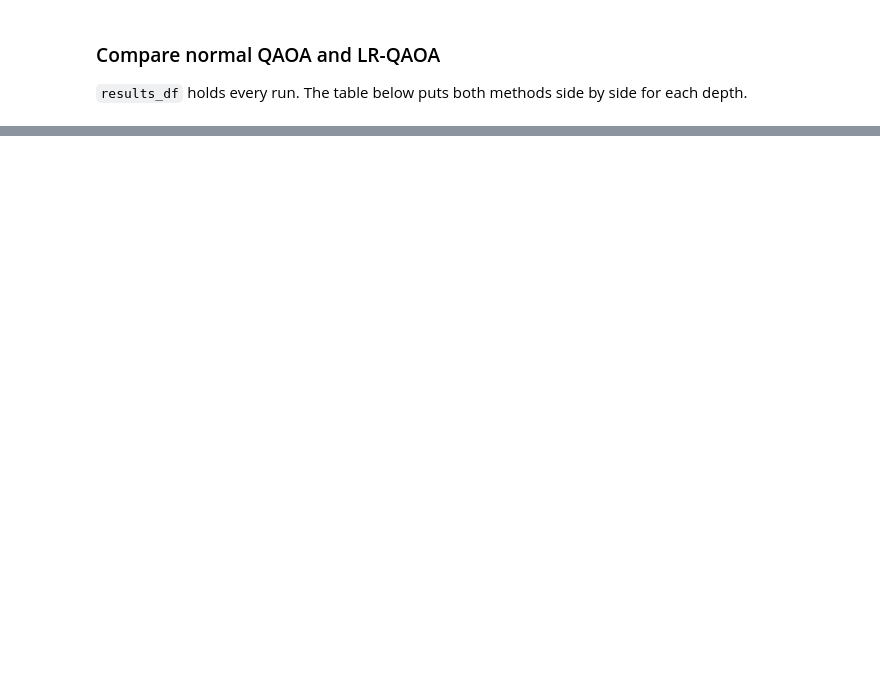
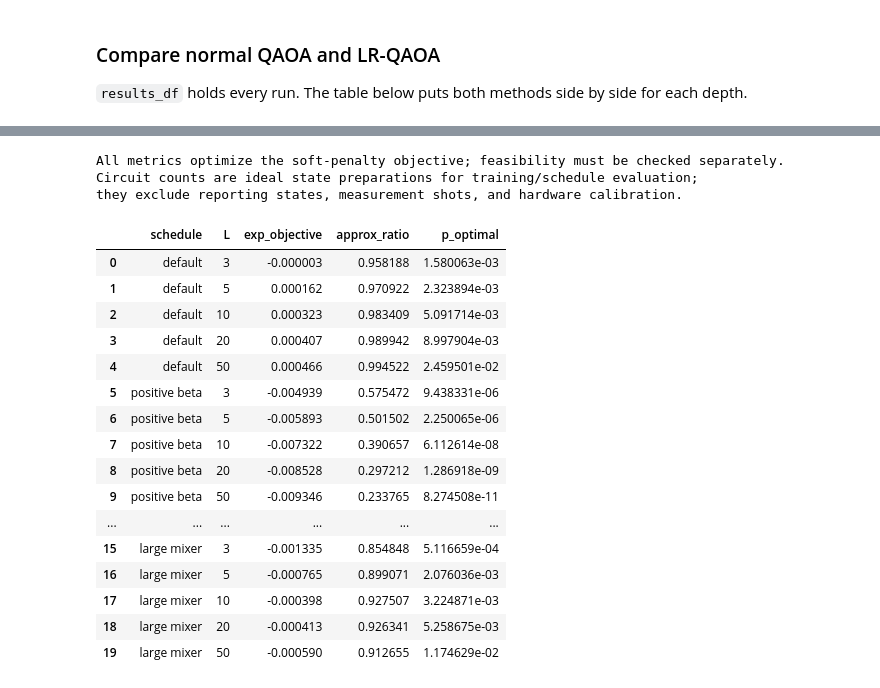
Before and after one commit to Ackaraphon1928/2110595-Intro-To-Quantum-Computing, a Jupyter notebook: Lab/QAOA_Portfolio_Optimization/QAOA_Portfolio_Optimization.ipynb, the cells around one changed output, grey strips where cells are left out. Drawn from its saved outputs; the diff is of its cells as text; code cells hidden in the pictures; blank space fills up the shorter version.

Commit message:
feature: complete and answer all question in lab3

```diff
--- a/Lab/QAOA_Portfolio_Optimization/QAOA_Portfolio_Optimization.ipynb
+++ b/Lab/QAOA_Portfolio_Optimization/QAOA_Portfolio_Optimization.ipynb
@@ -445,15 +624,13 @@ def qaoa_args(L):
 def collect_result(method, L, thetas, n_circuits, seconds):
     # Exact probabilities, used only to report the result (same steps as the evaluation above)
     state = cudaq.get_state(kernel_qaoa_X, thetas, *qaoa_args(L))
-    prob = np.abs(cudaq.get_state(kernel_flipped, state, n_qubit))**2
+    prob = np.abs(np.asarray(cudaq.get_state(kernel_flipped, state, n_qubit)))**2
     exp_objective = (prob * state_optim).sum()
 
-    ### Put your code here ###
     # Approximation ratio of exp_objective: 0 for the worst bitstring, 1 for the optimal one
-    approx_ratio =
+    approx_ratio = float((exp_objective - obj_min) / (obj_max - obj_min)) if obj_max > obj_min else 1.0
     # Probability of measuring the optimal bitstring
-    p_optimal =
-    ##########################
+    p_optimal = float(prob[idx_optimal])
 
     idx_top = int(np.argmax(prob))
     top_string = format(idx_top, f"0{n_qubit}b")
@@ -510,7 +694,7 @@ def train_qaoa(L):
     '''
     points = np.random.default_rng(seed).uniform(-0.01, 0.01, 2 * L)
     points_cu = torch.tensor(points, dtype=torch.float64, device=device)
-    optimizer = Adam([points_cu], lr=0.01, betas=(0.95, 0.98), weight_decay=0.01, decoupled_weight_decay=True)
+    optimizer = AdamW([points_cu], lr=0.01, betas=(0.95, 0.98), weight_decay=0.01)
     scheduler = CosineAnnealingLR(optimizer, T_max=max_iter, eta_min=0.0003)
 
     num_iter, cou_con, last_f = 0, 0, None
@@ -524,11 +708,9 @@ def train_qaoa(L):
         for j in range(2 * L):
             shift = np.zeros(2 * L)
             shift[j] = SHIFT
-            ### Put your code here ###
             # Forward finite difference, as in the training loop above
-            forward =
-            grad[j] =
-            ##########################
+            forward = float(cudaq.observe(kernel_qaoa_X, H, params + shift, *qaoa_args(L)).expectation())
+            grad[j] = (forward - expectation) / SHIFT
         points_cu.grad = grad
         optimizer.step()
         scheduler.step()
@@ -544,8 +726,6 @@ for L in qaoa_layer_list:
     t0 = time.time()
     thetas, num_iter = train_qaoa(L)
     seconds = time.time() - t0
-    ### Put your code here ###
     # Circuits the optimizer ran: at each iteration, one for the energy and one per parameter for the gradient
-    n_circuits =
-    ##########################
+    n_circuits = num_iter * (1 + 2 * L)
     collect_result("QAOA", L, thetas, n_circuits, seconds)
@@ -590,0 +795,53 @@ plt.show()
+# %%
+# Questions 3 and 4: evaluate alternate schedules without changing the defaults
+# or overwriting the QAOA/LR-QAOA comparison table.
+schedule_rows = []
+for label, dg, db, sign in [('default', 2.0, 0.3, -1),
+                            ('positive beta', 2.0, 0.3, 1),
+                            ('small mixer', 3.0, 0.2, -1),
+                            ('large mixer', 3.0, 1.0, -1)]:
+    for L in lr_layer_list:
+        angles = linear_ramp_params(L, dg, db, alpha)
+        if sign > 0:
+            angles[L:] *= -1
+        state = cudaq.get_state(kernel_qaoa_X, angles, *qaoa_args(L))
+        probs = np.abs(np.asarray(cudaq.get_state(kernel_flipped, state, n_qubit)))**2
+        value = float(probs @ state_optim)
+        schedule_rows.append(dict(schedule=label, L=L, exp_objective=value,
+                                  approx_ratio=(value - obj_min) / (obj_max - obj_min),
+                                  p_optimal=float(probs[idx_optimal])))
+schedule_df = pd.DataFrame(schedule_rows)
+display(schedule_df)
+display(schedule_df.pivot(index='L', columns='schedule', values=['approx_ratio', 'p_optimal']))
+
+# Gate counts before connectivity routing or compiler cancellations.
+n_linear, n_pairs = len(idx_1_use), len(idx_2_a_use)
+gate_df = results_df[['method', 'L', 'n_circuits']].copy()
+gate_df['one_qubit_gates'] = n_qubit + gate_df.L * (n_linear + n_pairs + n_qubit)
+gate_df['CNOT_gates'] = 2 * n_pairs * gate_df.L
+gate_df['total_gates'] = gate_df.one_qubit_gates + gate_df.CNOT_gates
+display(gate_df)
+print('All metrics optimize the soft-penalty objective; feasibility must be checked separately.')
+print('Circuit counts are ideal state preparations for training/schedule evaluation;')
+print('they exclude reporting states, measurement shots, and hardware calibration.')
+# %% [output]
+All metrics optimize the soft-penalty objective; feasibility must be checked separately.
+Circuit counts are ideal state preparations for training/schedule evaluation;
+they exclude reporting states, measurement shots, and hardware calibration.
+|  | schedule | L | exp_objective | approx_ratio | p_optimal |
+| 0 | default | 3 | -0.000003 | 0.958188 | 1.580063e-03 |
+| 1 | default | 5 | 0.000162 | 0.970922 | 2.323894e-03 |
+| 2 | default | 10 | 0.000323 | 0.983409 | 5.091714e-03 |
+| 3 | default | 20 | 0.000407 | 0.989942 | 8.997904e-03 |
+| 4 | default | 50 | 0.000466 | 0.994522 | 2.459501e-02 |
+| 5 | positive beta | 3 | -0.004939 | 0.575472 | 9.438331e-06 |
+| 6 | positive beta | 5 | -0.005893 | 0.501502 | 2.250065e-06 |
+| 7 | positive beta | 10 | -0.007322 | 0.390657 | 6.112614e-08 |
+| 8 | positive beta | 20 | -0.008528 | 0.297212 | 1.286918e-09 |
+| 9 | positive beta | 50 | -0.009346 | 0.233765 | 8.274508e-11 |
+| ... | ... | ... | ... | ... | ... |
+| 15 | large mixer | 3 | -0.001335 | 0.854848 | 5.116659e-04 |
+| 16 | large mixer | 5 | -0.000765 | 0.899071 | 2.076036e-03 |
+| 17 | large mixer | 10 | -0.000398 | 0.927507 | 3.224871e-03 |
+| 18 | large mixer | 20 | -0.000413 | 0.926341 | 5.258675e-03 |
+| 19 | large mixer | 50 | -0.000590 | 0.912655 | 1.174629e-02 |
```
Also changed, not shown: parts of 25 cells of this notebook.
